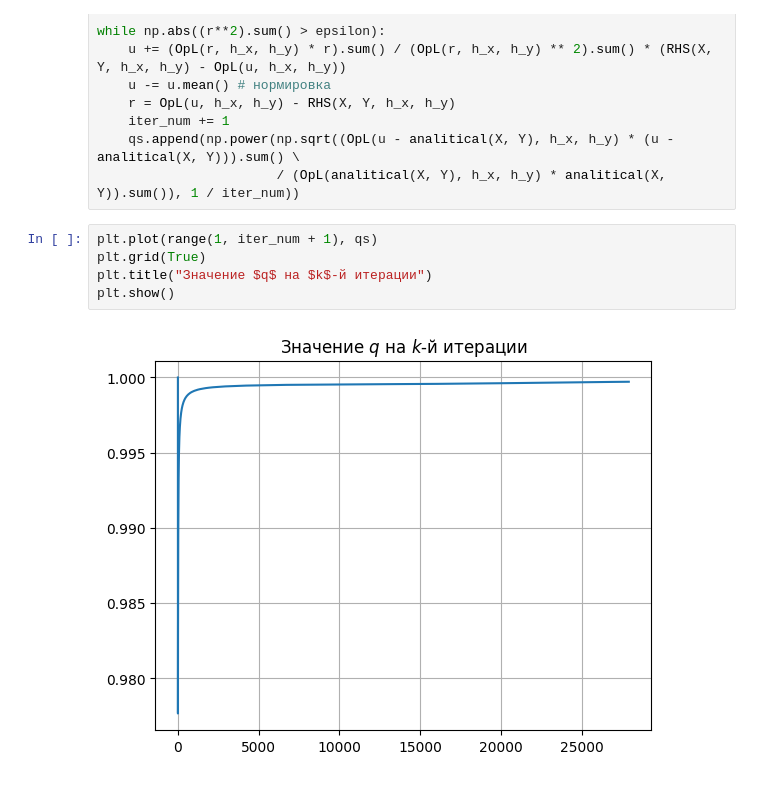
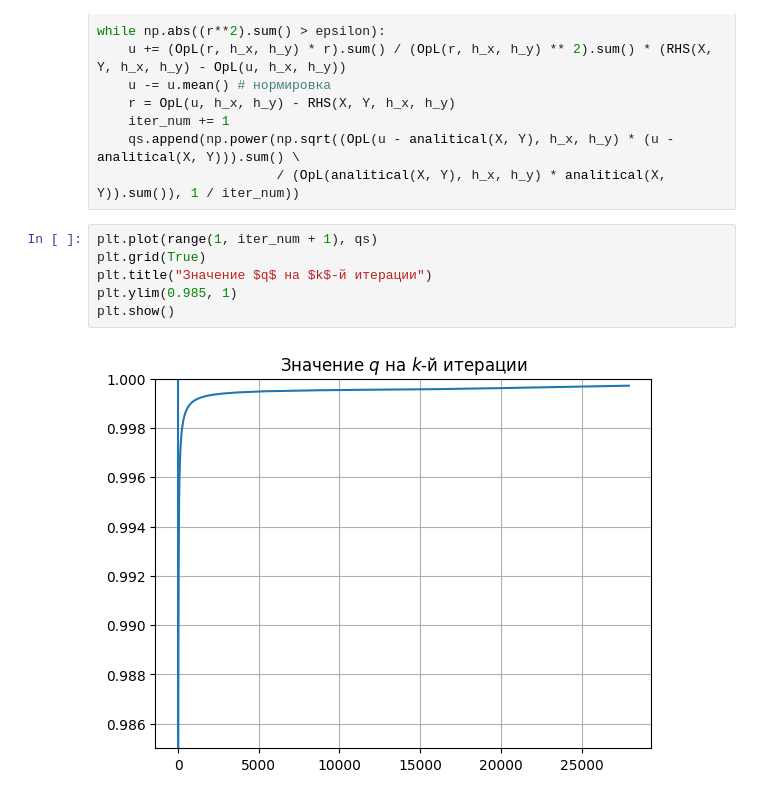
Before and after one commit to Xopppek/num_methods_sem7, a Jupyter notebook: lab2/lab2.ipynb, the cells around one changed output. Saved outputs shown, nothing was run; the diff lists cells and outputs as text.

```diff
--- a/lab2/lab2.ipynb
+++ b/lab2/lab2.ipynb
@@ -207,7 +206,8 @@ while np.abs((r**2).sum() > epsilon):
 # %%
 plt.plot(range(1, iter_num + 1), qs)
 plt.grid(True)
 plt.title("Значение $q$ на $k$-й итерации")
+plt.ylim(0.985, 1)
 plt.show()
 # %% [output]
-[figure, old version]
+[figure, new version]
```
Also changed, not shown: parts of 1 cell of this notebook, 1 other file.
